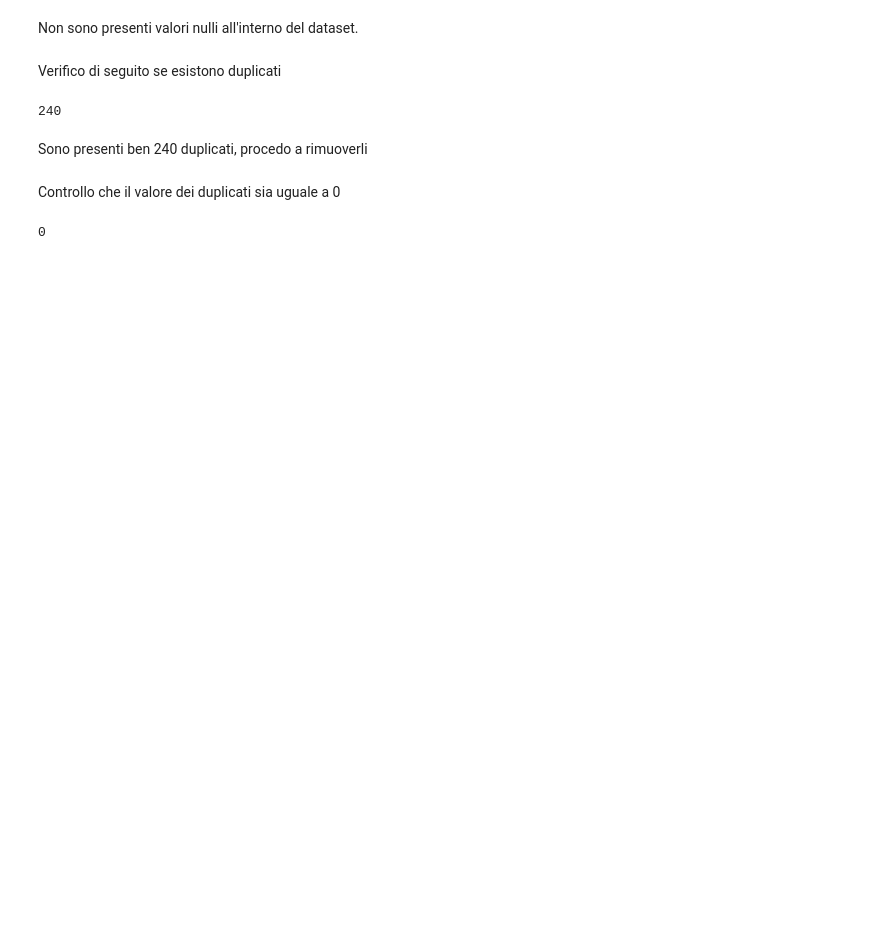
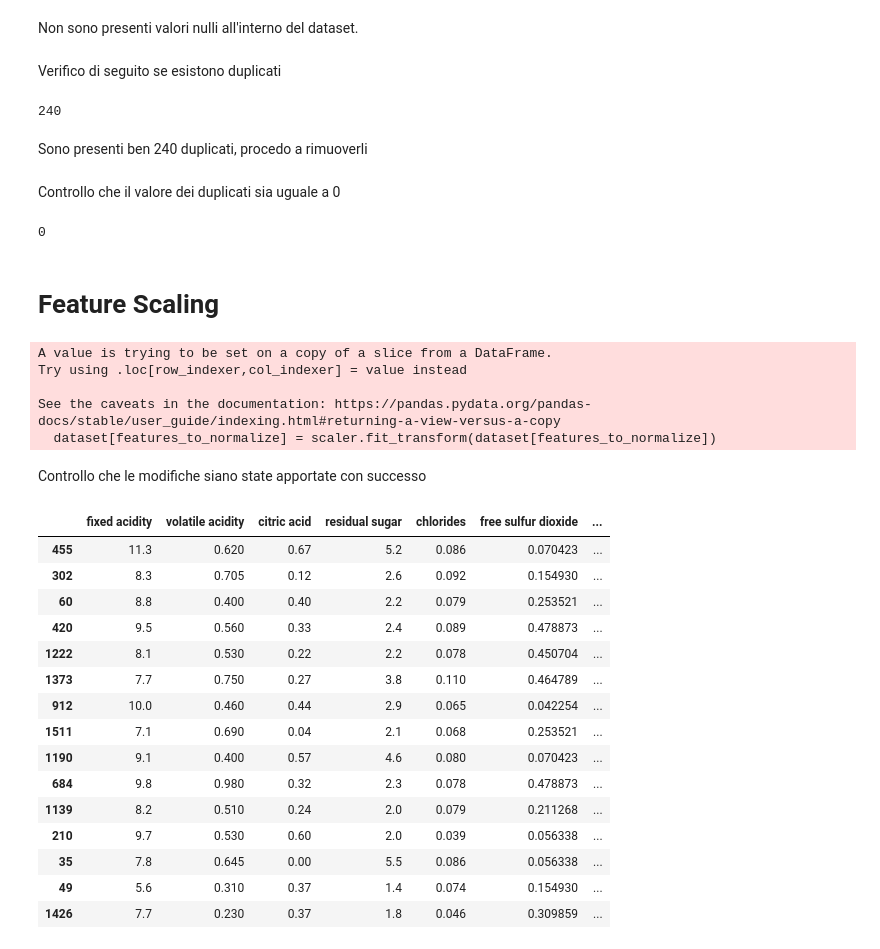
Before and after one commit to bafiuss/Sapore-DiVino, a Jupyter notebook: Sapore_DiVino-CODICE.ipynb, the cells around one changed output. Saved outputs shown, nothing was run; the diff lists cells and outputs as text; code cells hidden in the pictures; blank space fills up the shorter version.

Commit message:
aggiunta feature scaling

```diff
--- a/Sapore_DiVino-CODICE.ipynb
+++ b/Sapore_DiVino-CODICE.ipynb
@@ -163,3 +164,40 @@ Controllo che il valore dei duplicati sia uguale a 0
 dataset.duplicated().sum()
 # %% [output]
 0
+# %% [markdown]
+# Feature Scaling
+# %%
+from sklearn.preprocessing import MinMaxScaler
+
+features_to_normalize = ['free sulfur dioxide', 'total sulfur dioxide']
+
+scaler = MinMaxScaler()
+
+dataset[features_to_normalize] = scaler.fit_transform(dataset[features_to_normalize])
+# %% [output]
+A value is trying to be set on a copy of a slice from a DataFrame.
+Try using .loc[row_indexer,col_indexer] = value instead
+
+See the caveats in the documentation: https://pandas.pydata.org/pandas-docs/stable/user_guide/indexing.html#returning-a-view-versus-a-copy
+  dataset[features_to_normalize] = scaler.fit_transform(dataset[features_to_normalize])
+# %% [markdown]
+Controllo che le modifiche siano state apportate con successo
+# %%
+dataset.sample(15)
+# %% [output]
+|  | fixed acidity | volatile acidity | citric acid | residual sugar | chlorides | free sulfur dioxide | ... |
+| 455 | 11.3 | 0.620 | 0.67 | 5.2 | 0.086 | 0.070423 | ... |
+| 302 | 8.3 | 0.705 | 0.12 | 2.6 | 0.092 | 0.154930 | ... |
+| 60 | 8.8 | 0.400 | 0.40 | 2.2 | 0.079 | 0.253521 | ... |
+| 420 | 9.5 | 0.560 | 0.33 | 2.4 | 0.089 | 0.478873 | ... |
+| 1222 | 8.1 | 0.530 | 0.22 | 2.2 | 0.078 | 0.450704 | ... |
+| 1373 | 7.7 | 0.750 | 0.27 | 3.8 | 0.110 | 0.464789 | ... |
+| 912 | 10.0 | 0.460 | 0.44 | 2.9 | 0.065 | 0.042254 | ... |
+| 1511 | 7.1 | 0.690 | 0.04 | 2.1 | 0.068 | 0.253521 | ... |
+| 1190 | 9.1 | 0.400 | 0.57 | 4.6 | 0.080 | 0.070423 | ... |
+| 684 | 9.8 | 0.980 | 0.32 | 2.3 | 0.078 | 0.478873 | ... |
+| 1139 | 8.2 | 0.510 | 0.24 | 2.0 | 0.079 | 0.211268 | ... |
+| 210 | 9.7 | 0.530 | 0.60 | 2.0 | 0.039 | 0.056338 | ... |
+| 35 | 7.8 | 0.645 | 0.00 | 5.5 | 0.086 | 0.056338 | ... |
+| 49 | 5.6 | 0.310 | 0.37 | 1.4 | 0.074 | 0.154930 | ... |
+| 1426 | 7.7 | 0.230 | 0.37 | 1.8 | 0.046 | 0.309859 | ... |
```
Also changed, not shown: parts of 2 cells of this notebook.
